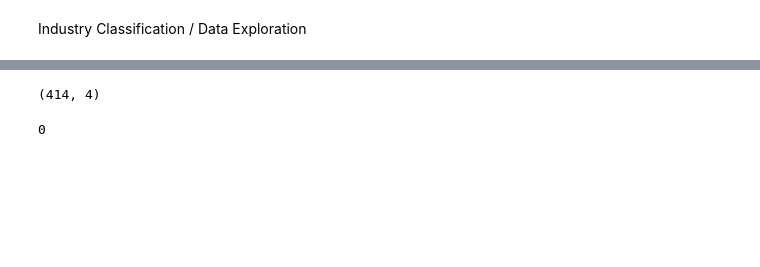
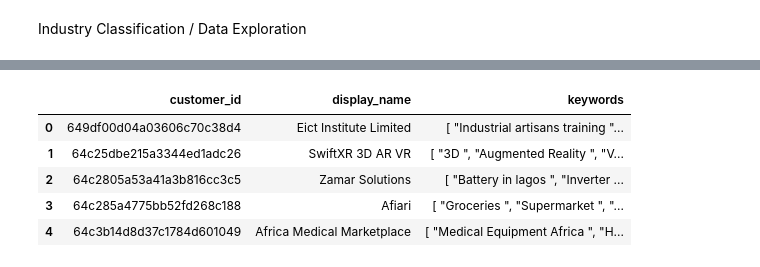
Before and after one commit to julietteortiiz/adbot, a Jupyter notebook: notebooks/IndustryEDA.ipynb, the cells around one changed output, grey strips where cells are left out. Drawn from its saved outputs; the diff is of its cells as text; code cells hidden in the pictures; blank space fills up the shorter version.

```diff
--- a/notebooks/IndustryEDA.ipynb
+++ b/notebooks/IndustryEDA.ipynb
@@ -3,8 +3,9 @@ Industry Classification / Data Exploration
 # %%
 import pandas as pd
 
-#Importing test data
 labeled = pd.read_csv('../data/train.csv')
+
+full = pd.read_csv('../data/customers.csv')
 # %%
 labeled.head()
 # %% [output]
@@ -14,12 +15,13 @@ labeled.head()
 | 2 | 64c2805a53a41a3b816cc3c5 | Wholesale & Retail Trade | Zamar Solutions | [ "Battery in lagos ", "Inverter ... |
 | 3 | 64c285a4775bb52fd268c188 | Wholesale & Retail Trade | Afiari | [ "Groceries ", "Supermarket ", "... |
 | 4 | 64c3b14d8d37c1784d601049 | Health & Social Work | Africa Medical Marketplace | [ "Medical Equipment Africa ", "H... |
-# %%
-labeled.shape
-# %% [output]
-(414, 4)
-# %%
-labeled['keywords'].isna().sum()
-# %% [output]
-0
+# %%
+full.head()
+# %% [output]
+|  | customer_id | display_name | keywords |
+| 0 | 649df00d04a03606c70c38d4 | Eict Institute Limited | [ "Industrial artisans training "... |
+| 1 | 64c25dbe215a3344ed1adc26 | SwiftXR 3D AR VR | [ "3D ", "Augmented Reality ", "V... |
+| 2 | 64c2805a53a41a3b816cc3c5 | Zamar Solutions | [ "Battery in lagos ", "Inverter ... |
+| 3 | 64c285a4775bb52fd268c188 | Afiari | [ "Groceries ", "Supermarket ", "... |
+| 4 | 64c3b14d8d37c1784d601049 | Africa Medical Marketplace | [ "Medical Equipment Africa ", "H... |
 # %%
```
Also changed, not shown: parts of 11 cells of this notebook.
